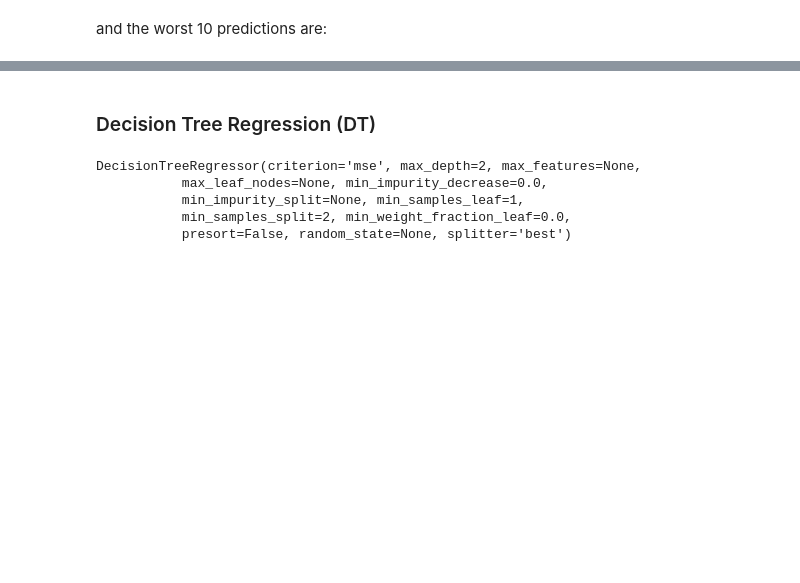
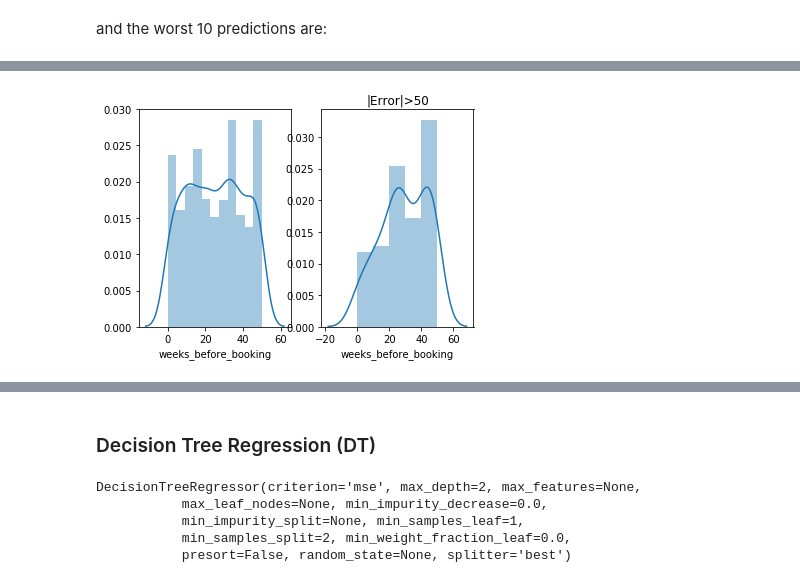
Before and after one commit to nickbent/AirBnB, a Jupyter notebook: notebooks/Data_Modeling.ipynb, the cells around one changed output, grey strips where cells are left out. Drawn from its saved outputs; the diff is of its cells as text; code cells hidden in the pictures; blank space fills up the shorter version.

```diff
--- a/notebooks/Data_Modeling.ipynb
+++ b/notebooks/Data_Modeling.ipynb
@@ -322,0 +446,7 @@ E[-10:]
+# %%
+fig, ax =plt.subplots(1,2)
+sns.distplot(E.weeks_before_booking, ax=ax[0])
+sns.distplot(Err_outliers.weeks_before_booking, ax=ax[1]).set_title('|Error|>50')
+fig.show()
+# %% [output]
+[figure, added]
```
Also changed, not shown: parts of 31 cells of this notebook.
